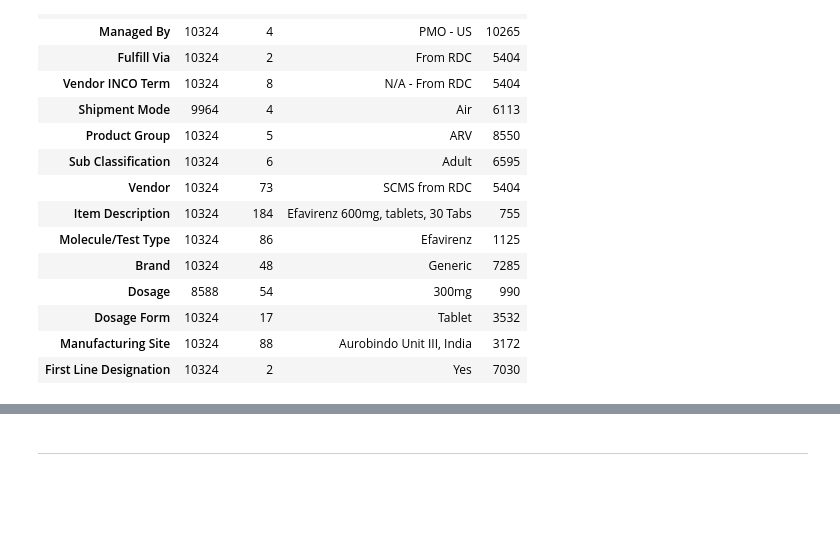
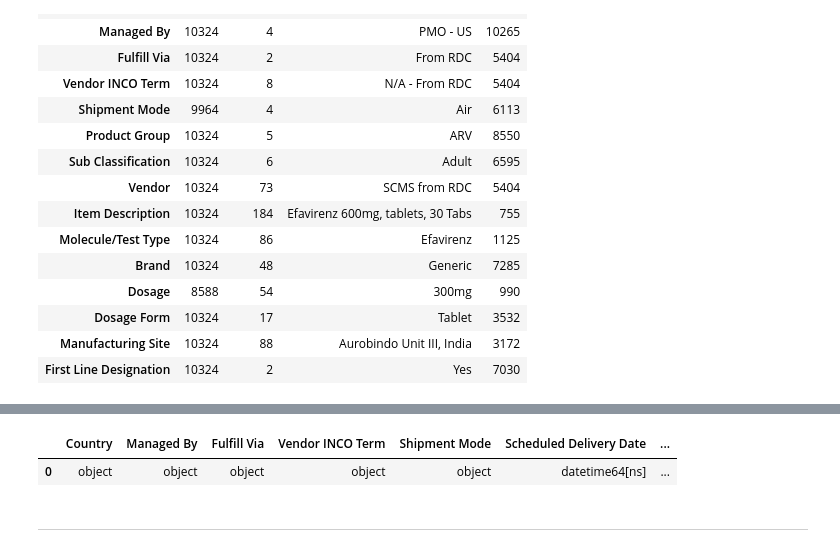
Before and after one commit to rashmiKumari03/Shipment-Price-Prediction, a Jupyter notebook: Notebook/Analyzing_Data.ipynb, the cells around one changed output, grey strips where cells are left out. Cells and saved outputs as stored; diff of their text form; code cells hidden in the pictures; blank space fills up the shorter version.

```diff
--- a/Notebook/Analyzing_Data.ipynb
+++ b/Notebook/Analyzing_Data.ipynb
@@ -737,6 +751,12 @@ Date Data Summary:
 | Scheduled Delivery Date | 10324 | 2011-10-04 15:30:28.593568512 | 2006-05-02 00:00:00 | 2009-09-08 00:00:00 | 2011-12-05 00:00:00 | 2013-12-23 00:00:00 | 2015-12-31 00:00:00 |
 | Delivered to Client Date | 10324 | 2011-09-28 14:56:34.963192576 | 2006-05-02 00:00:00 | 2009-09-01 00:00:00 | 2011-11-25 00:00:00 | 2013-12-23 00:00:00 | 2015-09-14 00:00:00 |
 | Delivery Recorded Date | 10324 | 2011-10-01 12:33:28.523827968 | 2006-05-02 00:00:00 | 2009-09-01 00:00:00 | 2011-11-25 00:00:00 | 2014-01-13 00:00:00 | 2015-09-14 00:00:00 |
+# %%
+# Now , all datatypes are correct !!!
+pd.DataFrame(data=data.dtypes.values,index=data.dtypes.index).T
+# %% [output]
+|  | Country | Managed By | Fulfill Via | Vendor INCO Term | Shipment Mode | Scheduled Delivery Date | ... |
+| 0 | object | object | object | object | object | datetime64[ns] | ... |
 # %% [markdown]
 <hr style="border-top: 3px solid yellow;">
 # %% [markdown]
```
Also changed, not shown: parts of 18 cells of this notebook.
